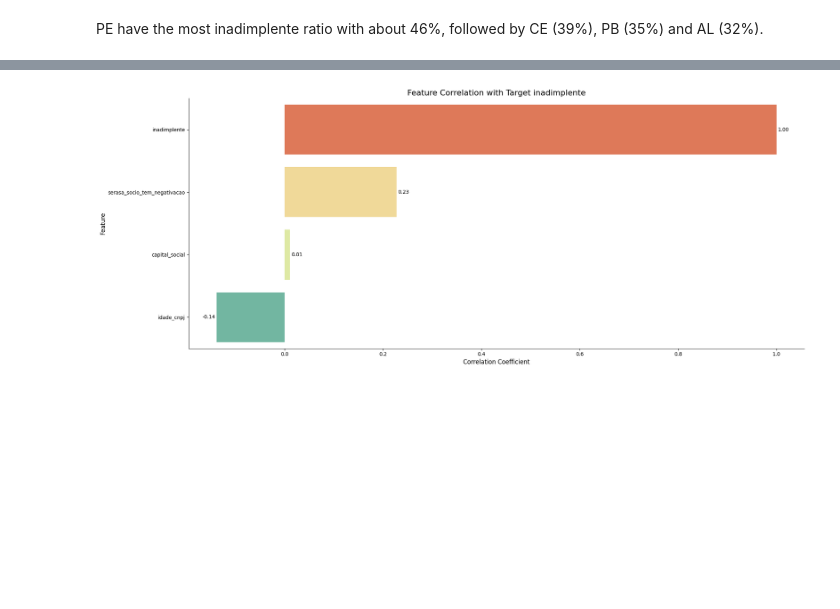
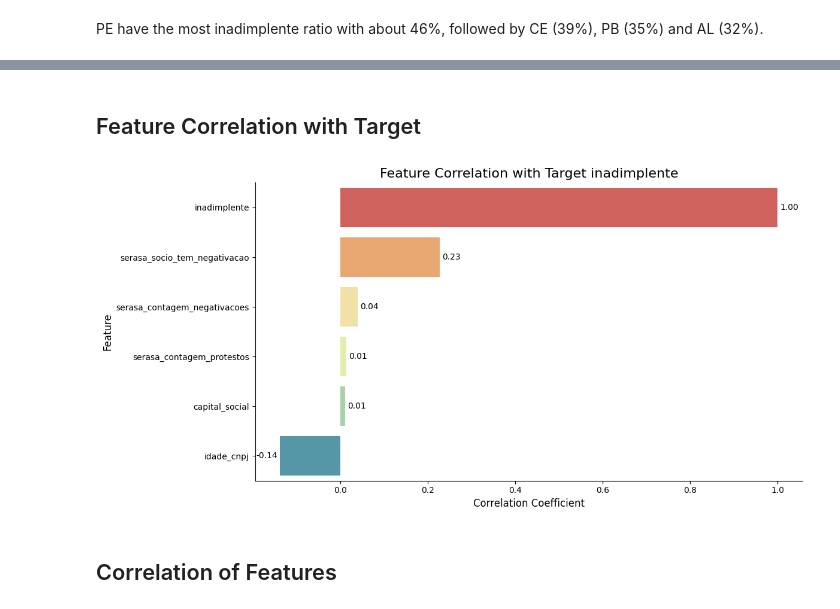
Before and after one commit to pdrzxzz/risk-score-praso, a Jupyter notebook: risk_score_praso.ipynb, the cells around one changed output, grey strips where cells are left out. Drawn from its saved outputs; the diff is of its cells as text; code cells hidden in the pictures; blank space fills up the shorter version.

Commit message:
Add Correlation of Features Start Pre-processing, Model Training and Model Evaluation

```diff
--- a/risk_score_praso.ipynb
+++ b/risk_score_praso.ipynb
@@ -507,39 +532,42 @@ for col in numerical_cols:
 # %%
 def plot_correlation_matrix(X_train, y_train, title_suffix=''):
     """
-    Plot a correlation matrix between features and target.
+    Plot a correlation matrix between numeric features and target.
 
     Args:
         X_train (pd.DataFrame): Training features.
-        y_train (np.array): Training target.
+        y_train (np.array or pd.Series): Training target.
     """
-    df = X_train.copy()
-    df['inadimplente'] = y_train.astype(int)  # Convert target to numeric
+    # Select only numeric columns
+    numeric_df = X_train.select_dtypes(include='number').copy()
 
-    correlation_matrix = df.corr()
-    correlation_with_target = correlation_matrix['inadimplente'].sort_values(ascending=False)
+    # Compute correlation with target
+    corr_with_target = numeric_df.corr()['inadimplente'].sort_values(ascending=False)
 
-    plt.figure(figsize=(20, 8))
+    plt.figure(figsize=(12, 6))
     barplot = sns.barplot(
-      x=correlation_with_target.values,
-      y=correlation_with_target.index,
-      hue=correlation_with_target.index,
-      palette='Spectral',
-      legend=False,
-      orient='h'
+        x=corr_with_target.values,
+        y=corr_with_target.index,
+        palette='Spectral',
+        orient='h'
     )
 
     plt.title(f'Feature Correlation with Target {title_suffix}', fontsize=16)
     plt.xlabel('Correlation Coefficient', fontsize=12)
     plt.ylabel('Feature', fontsize=12)
 
+    # Add labels to bars
     for container in barplot.containers:
-        barplot.bar_label(container, fmt='%.2f', fontsize=10, padding=3)
+        barplot.bar_label(container, fmt='%.2f', padding=3)
 
     sns.despine()
     plt.tight_layout()
     plt.show()
+# %% [markdown]
+## Feature Correlation with Target
 # %%
-plot_correlation_matrix(df[numerical_cols], df.iloc[:, -1:], title_suffix='inadimplente')
+plot_correlation_matrix(df, df.iloc[:, -1:], title_suffix='inadimplente')
 # %% [output]
-[figure, old version]
+[figure, new version]
+# %% [markdown]
+## Correlation of Features
```
Also changed, not shown: parts of 37 cells of this notebook.
